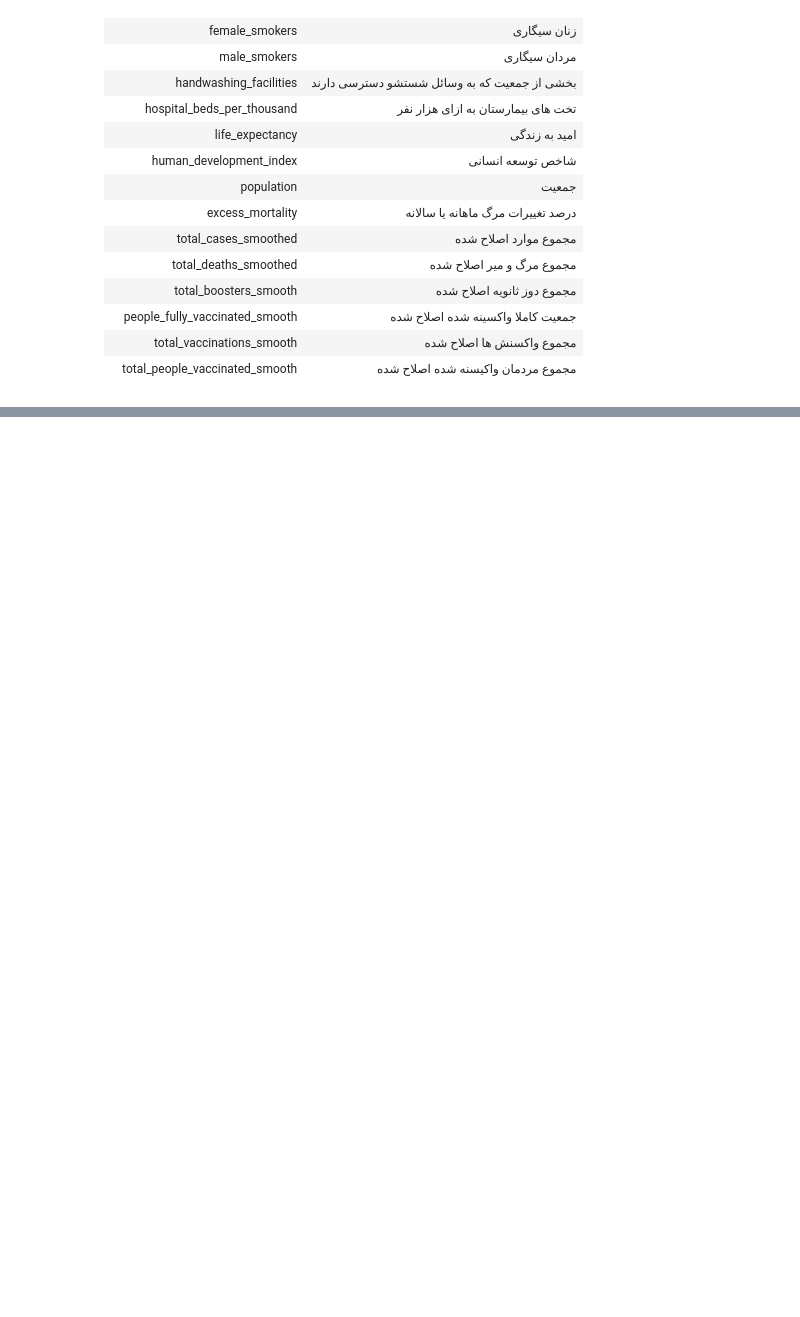
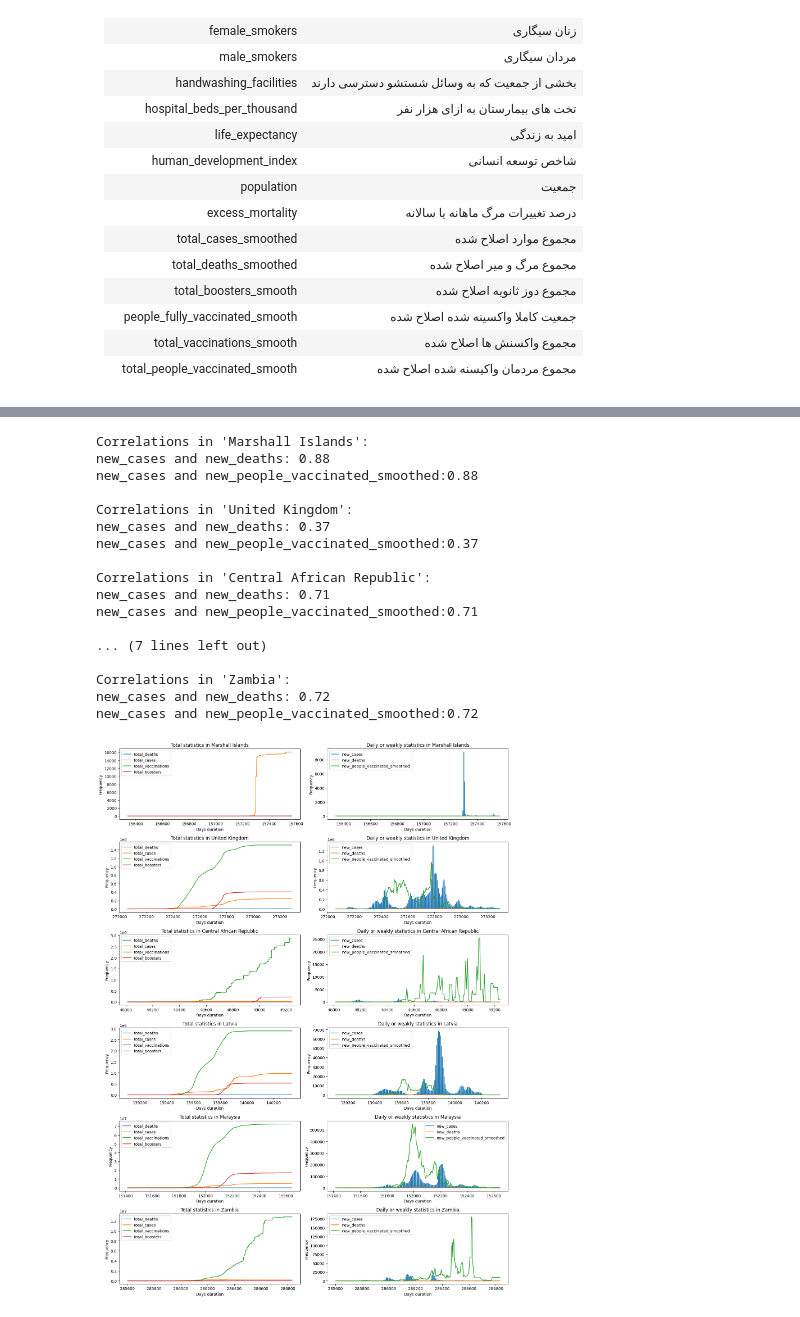
Before and after one commit to MAKEgroup/Covid_19_Propagation, a Jupyter notebook: Project/Data_Monitoring.ipynb, the cells around one changed output, grey strips where cells are left out. Cells and saved outputs as stored; diff of their text form; code cells hidden in the pictures; blank space fills up the shorter version.

```diff
--- a/Project/Data_Monitoring.ipynb
+++ b/Project/Data_Monitoring.ipynb
@@ -142,0 +168,62 @@ plt.show()
+# %%
+# Assuming covid_raw is your DataFrame containing COVID-19 data
+countries = np.array(covid_raw["location"].unique())
+number_of_selection = 6
+selected_countries = np.random.choice(countries, size=number_of_selection, replace=False)
+
+# Create subplots
+fig, axs = plt.subplots(number_of_selection, 2, figsize=(15, 20))
+# %%
+for i, country in enumerate(selected_countries):
+    country_data = covid_raw[covid_raw["location"] == country]
+
+    # Plot total statistics
+    axs[i, 0].plot(country_data["total_deaths"], label="total_deaths")
+    axs[i, 0].plot(country_data["total_cases"], label="total_cases")
+    axs[i, 0].plot(country_data["total_vaccinations"], label="total_vaccinations")
+    axs[i, 0].plot(country_data["total_boosters"], label="total_boosters")
+    axs[i, 0].set_title(f'Total statistics in {country}')
+    axs[i, 0].set_xlabel('Days duration')
+    axs[i, 0].set_ylabel('Frequency')
+    axs[i, 0].legend()
+
+    # Plot daily or weekly statistics
+    axs[i, 1].plot(country_data["new_cases"], label="new_cases")
+    axs[i, 1].plot(country_data["new_deaths"], label="new_deaths")
+    axs[i, 1].plot(country_data["new_people_vaccinated_smoothed"], label="new_people_vaccinated_smoothed")
+    # axs[i, 1].plot(country_data["new_vaccinations_smoothed"], label="new_vaccinations_smoothed")
+    axs[i, 1].set_title(f'Daily or weakly statistics in {country}')
+    axs[i, 1].set_xlabel('Days duration')
+    axs[i, 1].set_ylabel('Frequency')
+    axs[i, 1].legend()
+
+    # Calculate correlations
+    correlation12 = np.corrcoef(country_data["new_cases"], country_data["new_deaths"])[0, 1]
+    correlation13 = np.corrcoef(country_data["new_cases"], country_data["new_people_vaccinated_smoothed"])[0, 1]
+
+    print(f"Correlations in '{country}':")
+    print(f"new_cases and new_deaths: {correlation12:.2f}")
+    print(f"new_cases and new_people_vaccinated_smoothed: {correlation12:.2f}")
+    print()
+
+plt.tight_layout()
+plt.show()
+# %% [output]
+Correlations in 'Marshall Islands':
+new_cases and new_deaths: 0.88
+new_cases and new_people_vaccinated_smoothed:0.88
+
+Correlations in 'United Kingdom':
+new_cases and new_deaths: 0.37
+new_cases and new_people_vaccinated_smoothed:0.37
+
+Correlations in 'Central African Republic':
+new_cases and new_deaths: 0.71
+new_cases and new_people_vaccinated_smoothed:0.71
+
+... (7 lines left out)
+
+Correlations in 'Zambia':
+new_cases and new_deaths: 0.72
+new_cases and new_people_vaccinated_smoothed:0.72
+[figure, added]
```
Also changed, not shown: parts of 15 cells of this notebook.
